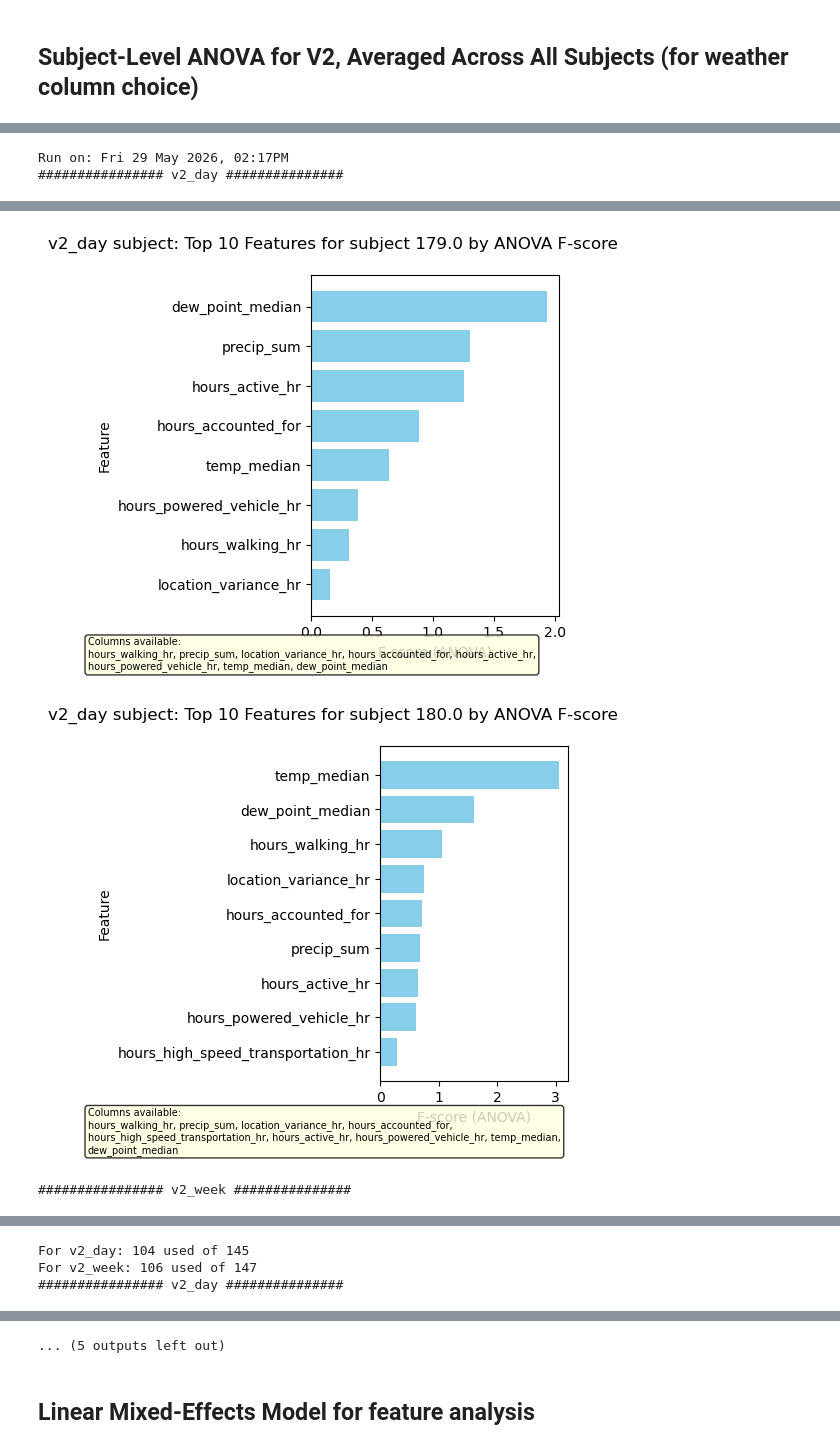
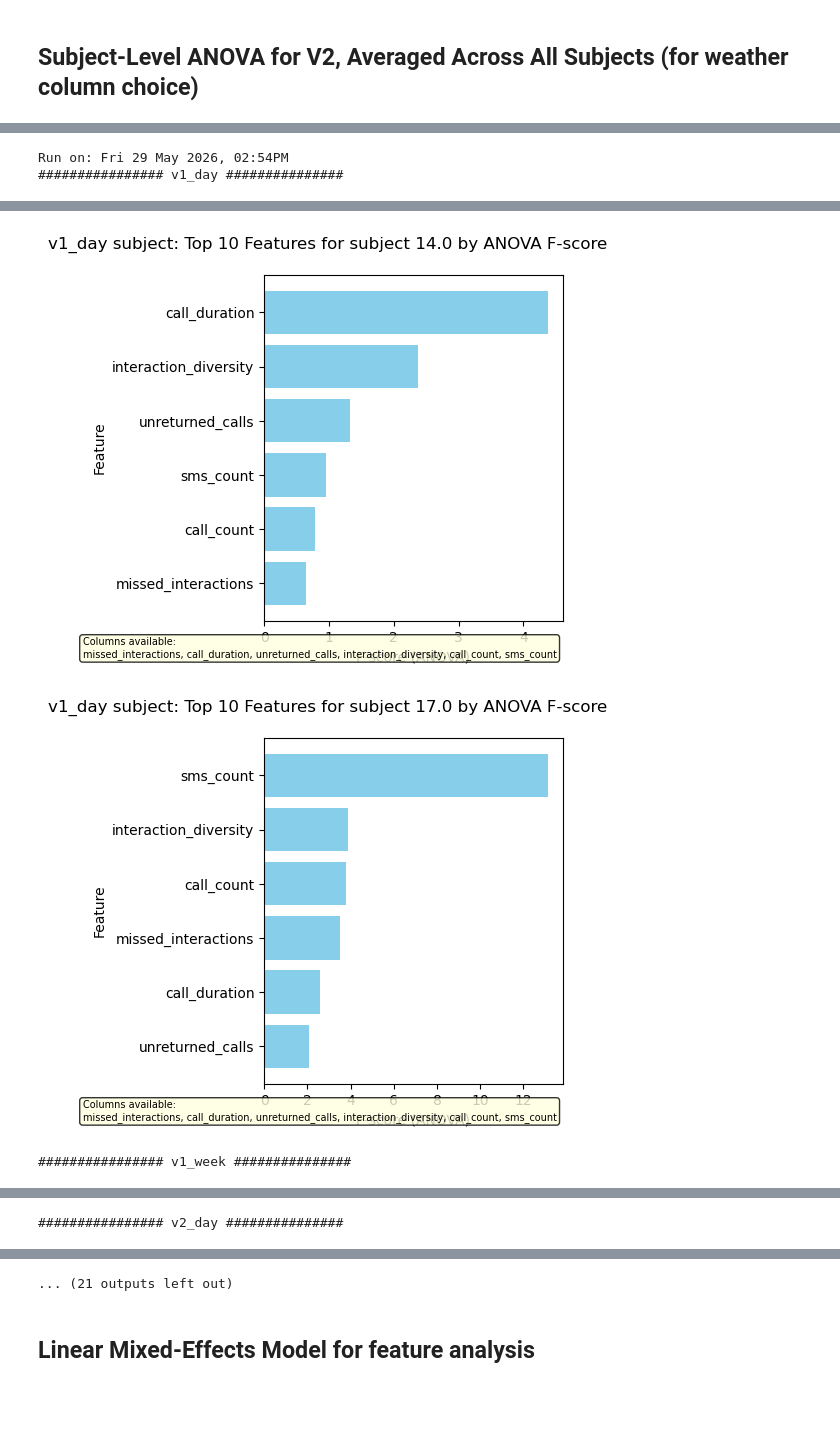
Before and after one commit to kaleyjoss/smartphone_sensor_modelling, a Jupyter notebook: pipeline/03_feature_selection.ipynb, the cells around one changed output, grey strips where cells are left out. Cells and saved outputs as stored; diff of their text form; code cells hidden in the pictures; blank space fills up the shorter version.

```diff
--- a/pipeline/03_feature_selection.ipynb
+++ b/pipeline/03_feature_selection.ipynb
@@ -287,10 +287,12 @@ for y_col in ['phq2_sum','phq9_sum']:
 	anova_features[y_col] = {}
 	top_subj_features[y_col]={}
 
-	for name in ['v2_day','v2_week']:
+	for name in ['v1_day','v1_week','v2_day','v2_week']:
 		subjects_shown_count=0
 		subjects_skipped=0
 		top_subj_features[y_col][name] = {}
+		if 'phq9' in y_col: continue
+		if 'v1' in name: continue
 		#print(f'################ {name} ###############')
 		df = pd.read_csv(os.path.join(brighten_dir, f'{name}_trainval_transformed.csv')) #use transformed to have NOT imputed data
 		df['num_id'] = pd.to_numeric(df['num_id'])
@@ -413,6 +415,9 @@ for y_col in ['phq2_sum','phq9_sum']:
 
 	# --- Summarize across subjects ---
 	for name in top_subj_features[y_col].keys():
+		if 'phq9' in y_col: continue
+		if 'v1' in name: continue
+
 		all_feats = [feat for sublist in top_subj_features[y_col][name].values() for feat in sublist]
 		counts = Counter(all_feats)
 		top_common = pd.DataFrame(counts.most_common(15), columns=['feature', 'count'])
@@ -458,7 +461,7 @@ verbose = False
 
 for y_col in ['phq2_sum','phq9_sum']:
 
-	for name in ['v2_day','v2_week']:
+	for name in ['v1_day','v1_week','v2_day','v2_week']:
 		subjects_shown_count=0
 		subjects_skipped=0
 		print(f'################ {name} ###############')
@@ -607,5 +610,5 @@ for y_col in ['phq2_sum','phq9_sum']:
 
 		print(f'For {name}: {subjects_used} used of {subjects}')
 # %% [output]
-Run on: Fri 29 May 2026, 02:17PM
-################ v2_day ###############
+Run on: Fri 29 May 2026, 02:54PM
+################ v1_day ###############
@@ -613,3 +616,3 @@ Run on: Fri 29 May 2026, 02:17PM
-[figure, old version]
+[figure, new version]
-[figure, old version]
+[figure, new version]
-################ v2_week ###############
+################ v1_week ###############
@@ -619,3 +622 @@ Run on: Fri 29 May 2026, 02:17PM
-For v2_day: 104 used of 145
-For v2_week: 106 used of 147
 ################ v2_day ###############
@@ -625,4 +626,4 @@ For v2_week: 106 used of 147
-... (5 outputs left out)
+... (21 outputs left out)
 # %% [markdown]
 ## Linear Mixed-Effects Model for feature analysis
 # %%
```
Also changed, not shown: parts of 5 cells of this notebook, 32 other files.
